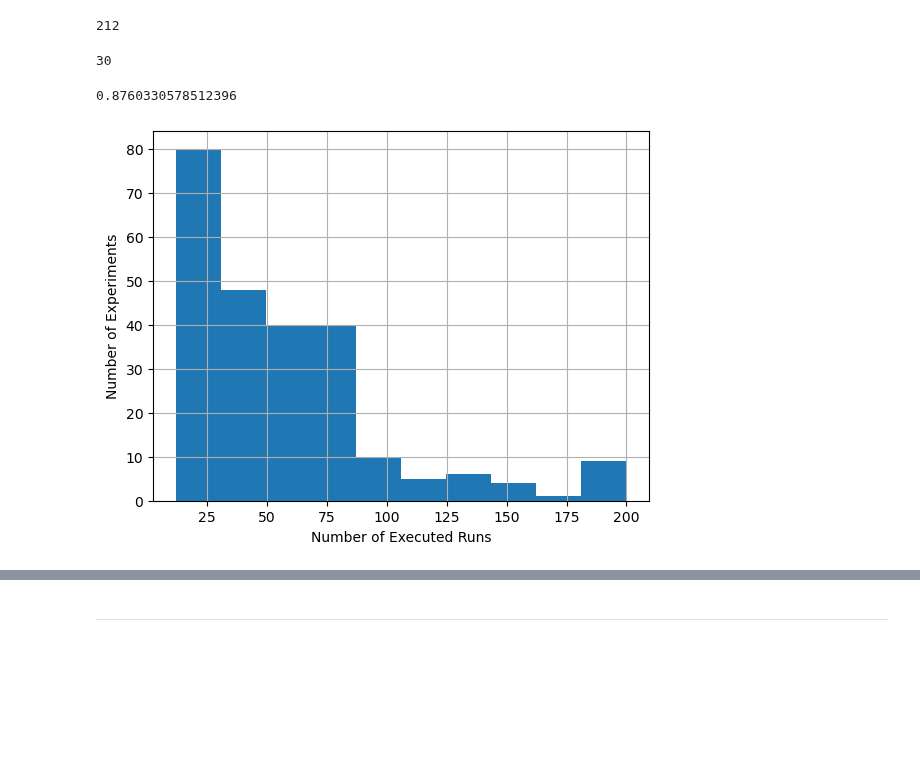
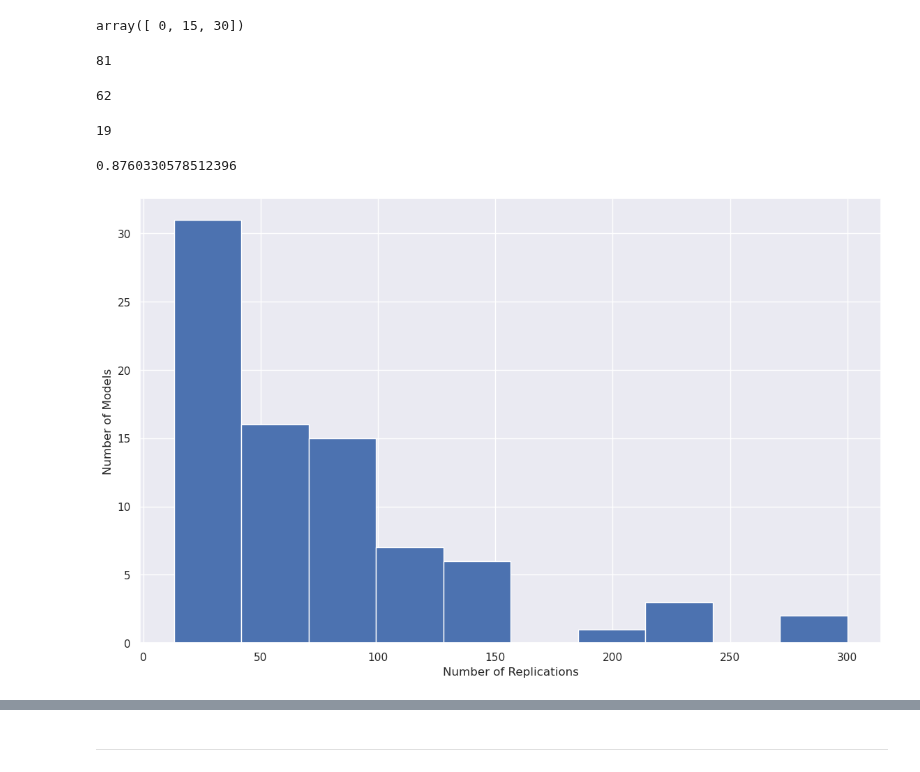
Before and after one commit to patrick-oliveira/EntropiaGrafos, a Jupyter notebook: notebooks/Análise do Caso 2.ipynb, the cells around one changed output, grey strips where cells are left out. Saved outputs shown, nothing was run; the diff lists cells and outputs as text; code cells hidden in the pictures; blank space fills up the shorter version.

```diff
--- a/notebooks/Análise do Caso 2.ipynb
+++ b/notebooks/Análise do Caso 2.ipynb
@@ -103,10 +126 @@ import pandas as pd
 full_counting = pd.read_csv("teste.csv", index_col = 0)
-# %%
-full_counting["kappa_alpha"] = [str(x) for x in list(zip(full_counting.kappa, full_counting.alpha))]
-full_counting["kappa_omega"] = [str(x) for x in list(zip(full_counting.kappa, full_counting.omega))]
-full_counting["kappa_lambda"] = [str(x) for x in list(zip(full_counting.kappa, full_counting.lambd))]
-full_counting["kappa_gamma"] = [str(x) for x in list(zip(full_counting.kappa, full_counting.gamma))]
-# %%
-sns.set(rc={'figure.figsize':(13.7,8.27)})
-full_counting.boxplot(column = "runs", by = "kappa_gamma")
-plt.show()
@@ -118,19 +127,27 @@ import matplotlib.pyplot as plt
+# %%
+full_counting["kappa"].unique()
+# %% [output]
+array([ 0, 15, 30])
+# %%
+len(full_counting)
+# %% [output]
+81
 # %%
 sum(full_counting["runs"] < 100)
 # %% [output]
-212
+62
 # %%
 sum(full_counting["runs"] > 100)
 # %% [output]
-30
+19
 # %%
 212/(212+30)
 # %% [output]
 0.8760330578512396
 # %%
 full_counting["runs"].hist(bins = 10)
-plt.xlabel("Number of Executed Runs")
-plt.ylabel("Number of Experiments")
+plt.xlabel("Number of Replications")
+plt.ylabel("Number of Models")
 plt.show()
 # %% [output]
-[figure, old version]
+[figure, new version]
```
Also changed, not shown: parts of 13 cells of this notebook, 1 other file.
